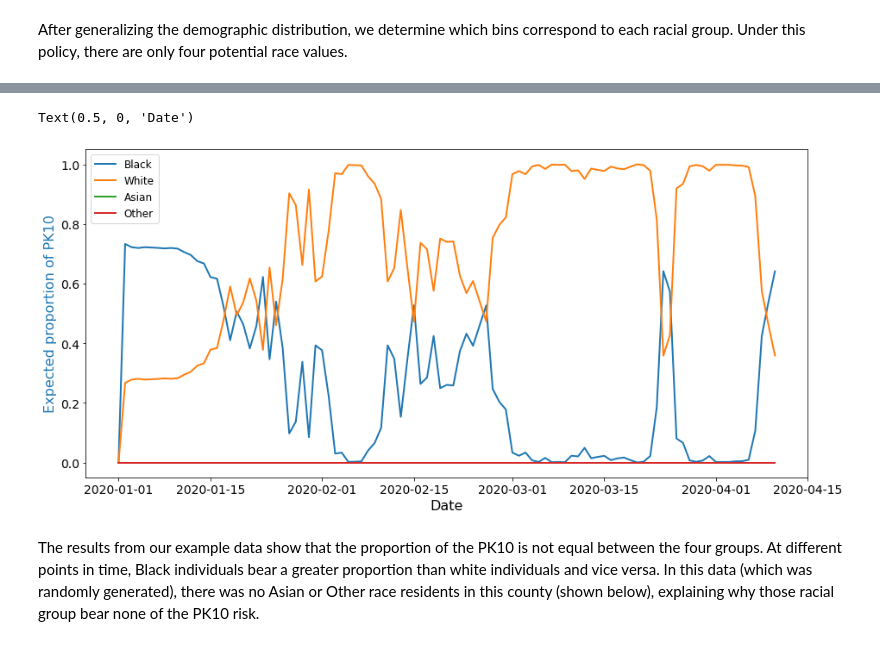
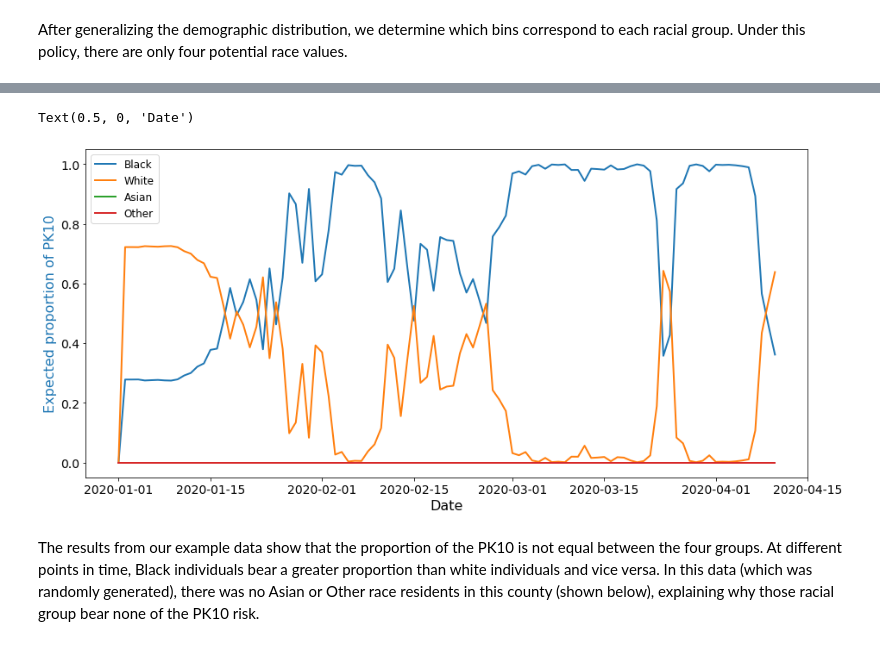
Before and after one commit to vanderbiltheads/PandemicDataPrivacy, a Jupyter notebook: demos/PK_risk_fairness_evaluation_walkthrough.ipynb, the cells around one changed output, grey strips where cells are left out. Drawn from its saved outputs; the diff is of its cells as text; code cells hidden in the pictures.

```diff
--- a/demos/PK_risk_fairness_evaluation_walkthrough.ipynb
+++ b/demos/PK_risk_fairness_evaluation_walkthrough.ipynb
@@ -418,28 +418,28 @@ Wall time: 1.06 s
 # %%
 # plot results
 
 fig, ax = plt.subplots(1, 1, figsize=(15,7), sharex=True, sharey=True)
 
 tick_size = 14
 label_size = 16
 legend_size = 12
 line_size = 2
 
-pk_props = [mc.white_PK_prop, mc.black_PK_prop, mc.asian_PK_prop, mc.other_PK_prop]
+pk_props = [mc.black_PK_prop, mc.white_PK_prop, mc.asian_PK_prop, mc.other_PK_prop]
 pk_props_labs = ['Black','White','Asian', 'Other']
 
 for i in range(len(pk_props)):
     stats = mc.get_stats(pk_props[i], [2.5, 97.5])
     ax.plot(pd.to_datetime(stats['date']), stats['mean'].values, label=pk_props_labs[i], linewidth=line_size)
 
 ax.set_ylabel('Expected proportion of PK10', color='tab:blue', fontsize=label_size)
 ax.tick_params(axis='both', which='major', labelsize=tick_size)
 ax.legend(loc='upper left', fontsize=legend_size)
 
 ax.set_xlabel('Date', fontsize=label_size)
 # %% [output]
 Text(0.5, 0, 'Date')
-[figure, old version]
+[figure, new version]
 # %% [markdown]
 The results from our example data show that the proportion of the PK10 is not equal between the four groups. At different points in time, Black individuals bear a greater proportion than white individuals and vice versa. In this data (which was randomly generated), there was no Asian or Other race residents in this county (shown below), explaining why those racial group bear none of the PK10 risk.
 # %%
```
Also changed, not shown: parts of 1 cell of this notebook.
